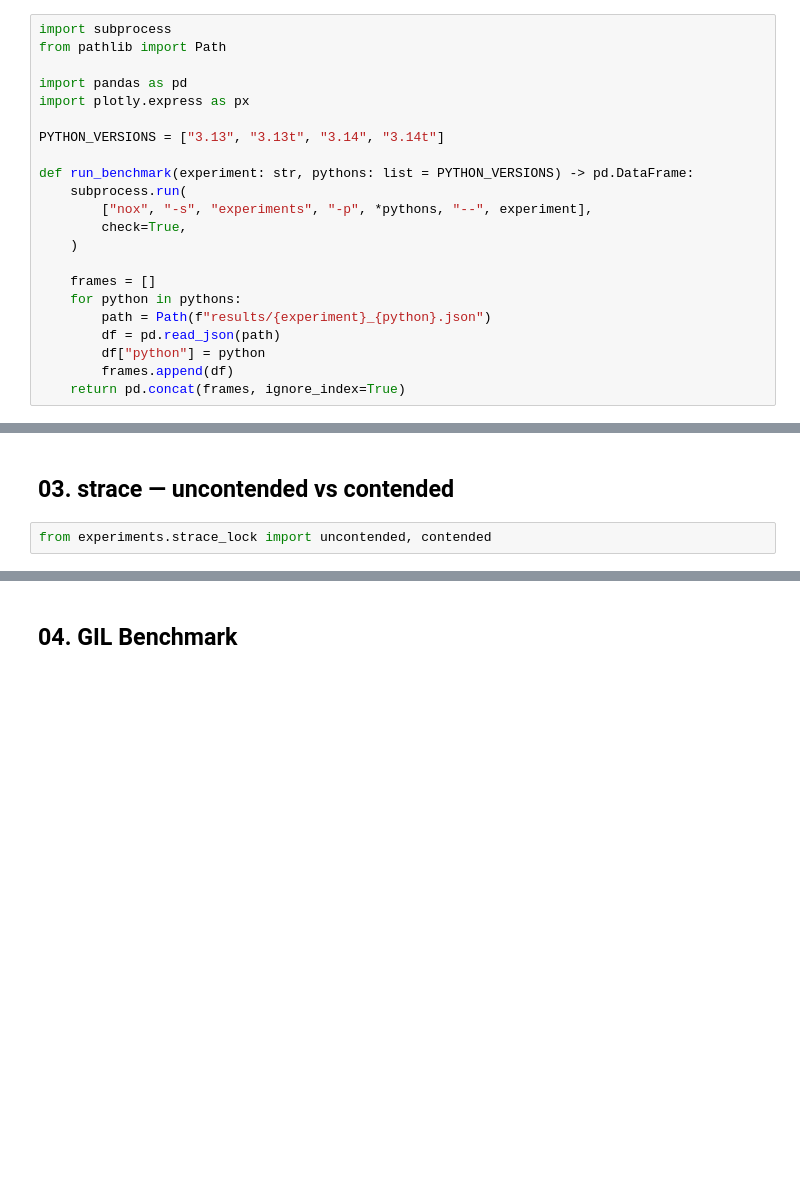
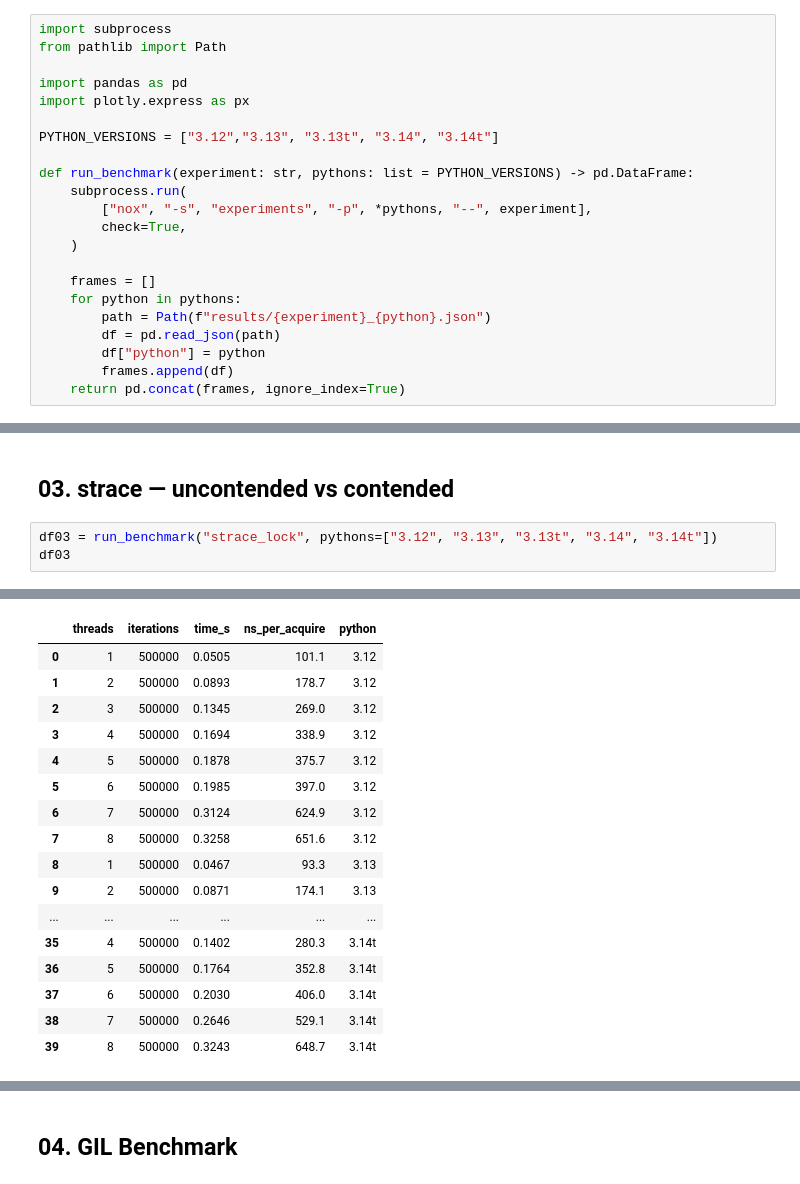
Before and after one commit to peplxx/cpython-advanced, a Jupyter notebook: project/analysis.ipynb, the cells around one changed output, grey strips where cells are left out. Cells and saved outputs as stored; diff of their text form; blank space fills up the shorter version.

Commit message:
feat: upload 3rd experiment

```diff
--- a/project/analysis.ipynb
+++ b/project/analysis.ipynb
@@ -7,7 +7,7 @@ from pathlib import Path
 import pandas as pd
 import plotly.express as px
 
-PYTHON_VERSIONS = ["3.13", "3.13t", "3.14", "3.14t"]
+PYTHON_VERSIONS = ["3.12","3.13", "3.13t", "3.14", "3.14t"]
 
 def run_benchmark(experiment: str, pythons: list = PYTHON_VERSIONS) -> pd.DataFrame:
     subprocess.run(
@@ -188,5 +188,7 @@ px.scatter(
 )
 # %% [markdown]
 ## 03. strace — uncontended vs contended
-# %%
-from experiments.strace_lock import uncontended, contended
+# %%
+df03 = run_benchmark("strace_lock", pythons=["3.12", "3.13", "3.13t", "3.14", "3.14t"])
+df03
+# %% [output]
@@ -192,0 +212,17 @@ from experiments.strace_lock import uncontended, contended
+|  | threads | iterations | time_s | ns_per_acquire | python |
+| 0 | 1 | 500000 | 0.0505 | 101.1 | 3.12 |
+| 1 | 2 | 500000 | 0.0893 | 178.7 | 3.12 |
+| 2 | 3 | 500000 | 0.1345 | 269.0 | 3.12 |
+| 3 | 4 | 500000 | 0.1694 | 338.9 | 3.12 |
+| 4 | 5 | 500000 | 0.1878 | 375.7 | 3.12 |
+| 5 | 6 | 500000 | 0.1985 | 397.0 | 3.12 |
+| 6 | 7 | 500000 | 0.3124 | 624.9 | 3.12 |
+| 7 | 8 | 500000 | 0.3258 | 651.6 | 3.12 |
+| 8 | 1 | 500000 | 0.0467 | 93.3 | 3.13 |
+| 9 | 2 | 500000 | 0.0871 | 174.1 | 3.13 |
+| ... | ... | ... | ... | ... | ... |
+| 35 | 4 | 500000 | 0.1402 | 280.3 | 3.14t |
+| 36 | 5 | 500000 | 0.1764 | 352.8 | 3.14t |
+| 37 | 6 | 500000 | 0.2030 | 406.0 | 3.14t |
+| 38 | 7 | 500000 | 0.2646 | 529.1 | 3.14t |
+| 39 | 8 | 500000 | 0.3243 | 648.7 | 3.14t |
```
Also changed, not shown: parts of 2 cells of this notebook, 5 other files.
